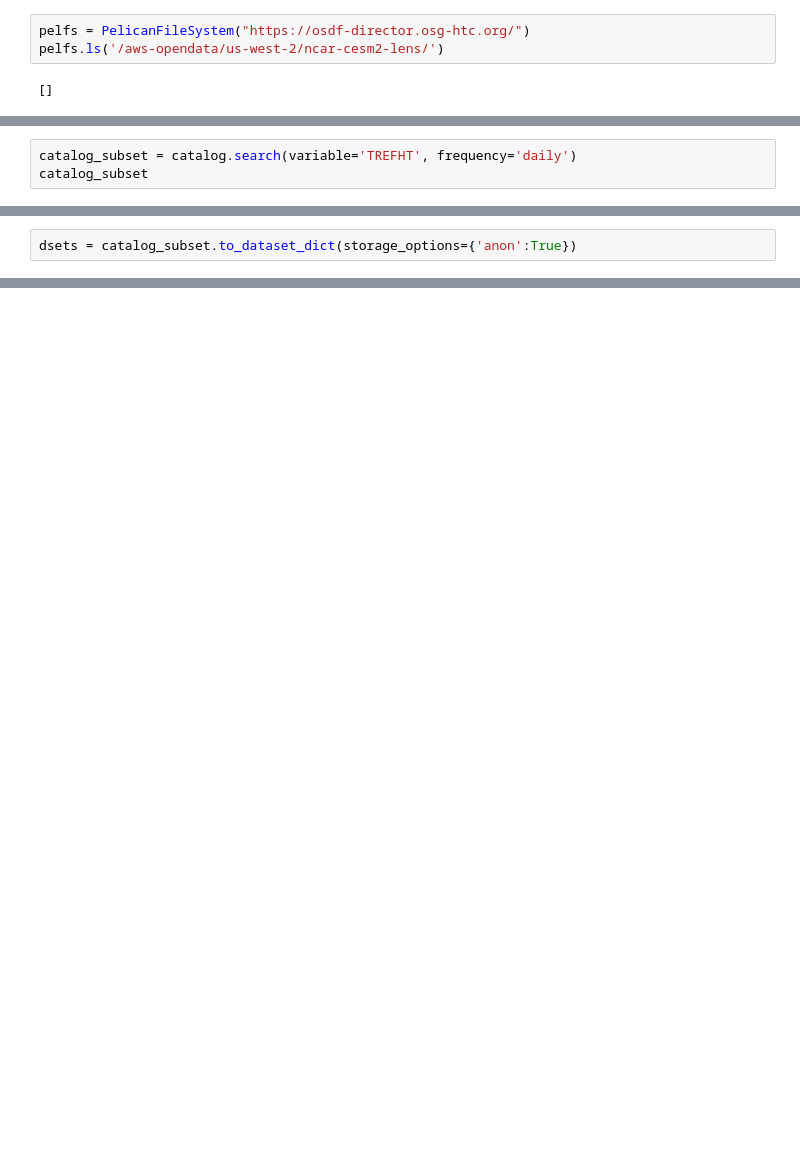
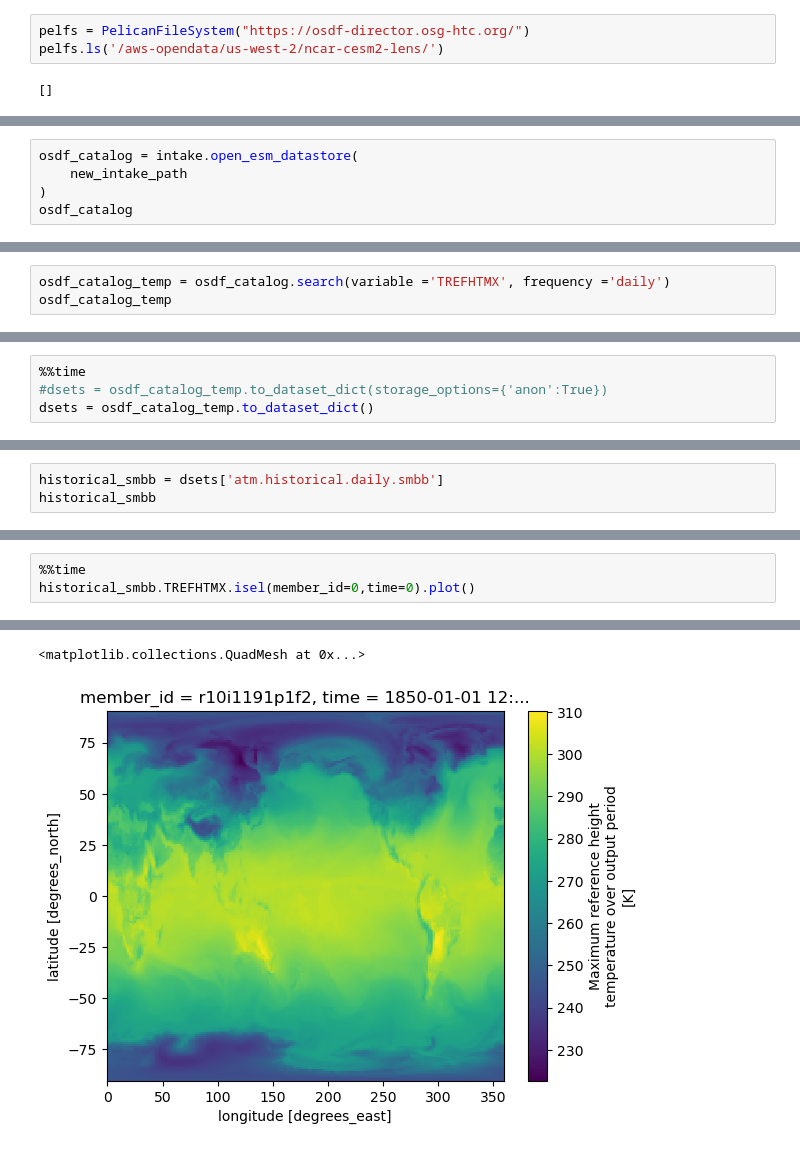
Before and after one commit to turetske/osdf_examples, a Jupyter notebook: jupyter_notebooks/cesm_osdf.ipynb, the cells around one changed output, grey strips where cells are left out. Cells and saved outputs as stored; diff of their text form; blank space fills up the shorter version.

Commit message:
Fixed osdf intake access

```diff
--- a/jupyter_notebooks/cesm_osdf.ipynb
+++ b/jupyter_notebooks/cesm_osdf.ipynb
@@ -111,0 +238,5 @@ catalog
+# %%
+osdf_catalog = intake.open_esm_datastore(
+    new_intake_path
+)
+osdf_catalog
@@ -112,3 +269,3 @@ catalog
 # %%
-catalog_subset = catalog.search(variable='TREFHT', frequency='daily')
-catalog_subset
+osdf_catalog_temp = osdf_catalog.search(variable ='TREFHTMX', frequency ='daily')
+osdf_catalog_temp
@@ -119,2 +289,4 @@ catalog_subset.df.loc[0,'path']
 # %%
-dsets = catalog_subset.to_dataset_dict(storage_options={'anon':True})
+%%time
+#dsets = osdf_catalog_temp.to_dataset_dict(storage_options={'anon':True})
+dsets = osdf_catalog_temp.to_dataset_dict()
@@ -148,0 +304,3 @@ cluster
+# %%
+historical_smbb = dsets['atm.historical.daily.smbb']
+historical_smbb
@@ -148,0 +355,4 @@ cluster
+# %%
+%%time
+historical_smbb.TREFHTMX.isel(member_id=0,time=0).plot()
+# %% [output]
@@ -148,0 +361,2 @@ cluster
+<matplotlib.collections.QuadMesh at 0x...>
+[figure, added]
```
Also changed, not shown: parts of 38 cells of this notebook.
